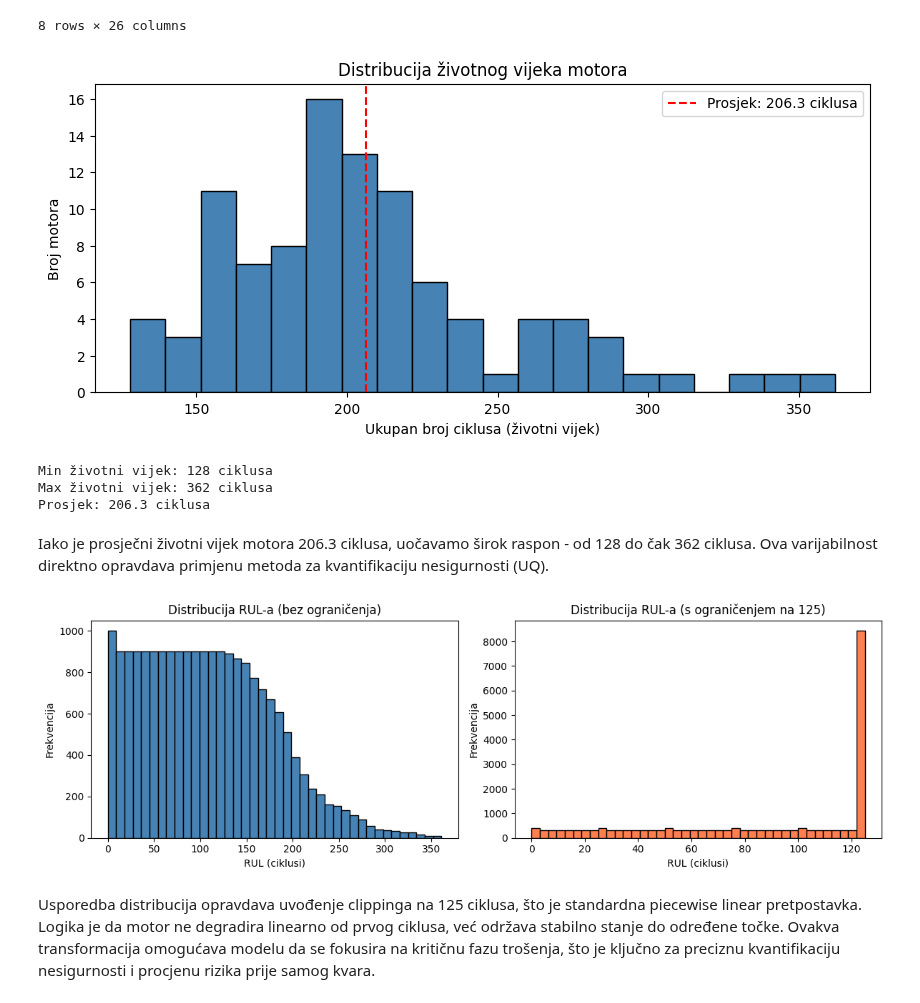
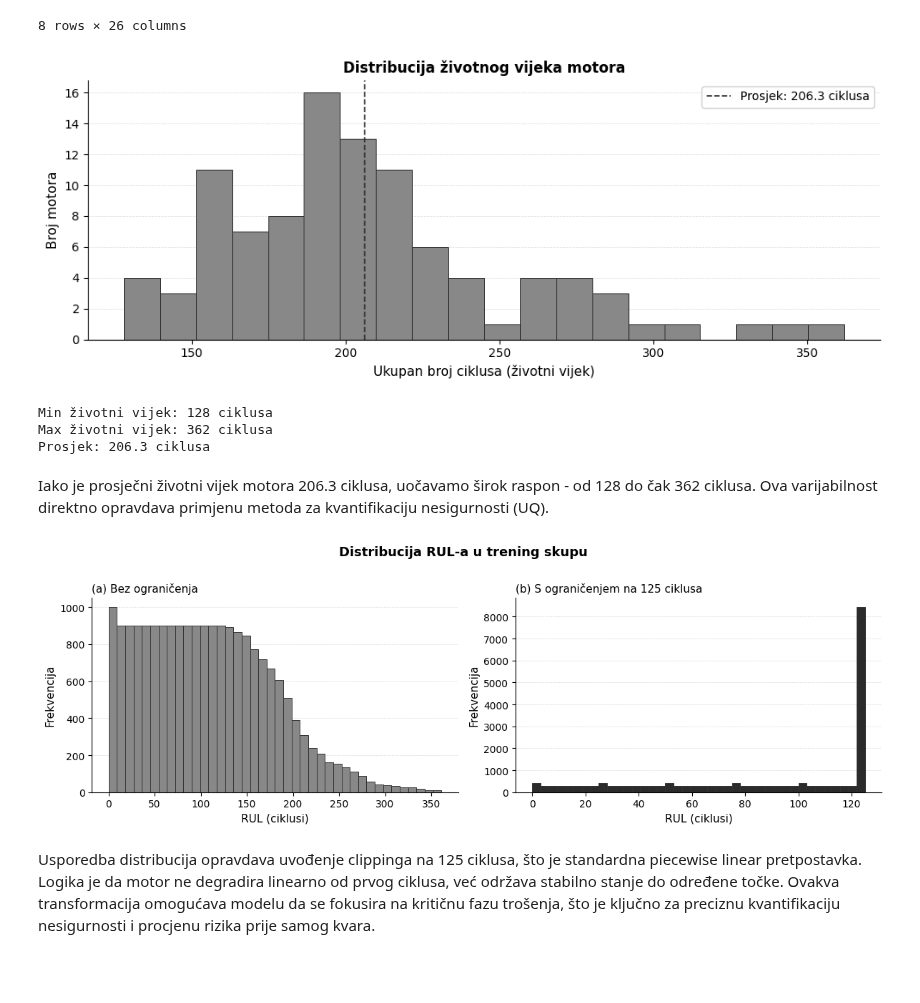
Before and after one commit to mdzafic/uq-predictive-maintenance-framework, a Jupyter notebook: code/uq_predictive_maintenance_framework.ipynb, the cells around one changed output. Cells and saved outputs as stored; diff of their text form; code cells hidden in the pictures; blank space fills up the shorter version.

```diff
--- a/code/uq_predictive_maintenance_framework.ipynb
+++ b/code/uq_predictive_maintenance_framework.ipynb
@@ -84,21 +84,33 @@ Opis numeričkih kolona:
 # %%
 max_cycles = train.groupby('engine_id')['cycle'].max()
 
-plt.figure(figsize=(10, 4))
-plt.hist(max_cycles, bins=20, color='steelblue', edgecolor='black')
-plt.xlabel('Ukupan broj ciklusa (životni vijek)')
-plt.ylabel('Broj motora')
-plt.title('Distribucija životnog vijeka motora')
-plt.axvline(max_cycles.mean(), color='red', linestyle='--',
-            label=f'Prosjek: {max_cycles.mean():.1f} ciklusa')
-plt.legend()
+fig, ax = plt.subplots(figsize=(10, 4))
+
+ax.hist(max_cycles, bins=20,
+        color='#888888', edgecolor='#333333', linewidth=0.7)
+ax.axvline(max_cycles.mean(), color='#2b2b2b', linestyle='--',
+           linewidth=1.2, label=f'Prosjek: {max_cycles.mean():.1f} ciklusa')
+
+ax.set_xlabel('Ukupan broj ciklusa (životni vijek)', fontsize=11)
+ax.set_ylabel('Broj motora', fontsize=11)
+ax.set_title('Distribucija životnog vijeka motora',
+             fontsize=12, fontweight='bold')
+ax.spines['top'].set_visible(False)
+ax.spines['right'].set_visible(False)
+ax.set_axisbelow(True)
+ax.grid(axis='y', color='#cccccc', linestyle='--',
+        linewidth=0.5, alpha=0.7)
+ax.legend(fontsize=10, framealpha=0.9)
+
+plt.tight_layout()
+plt.savefig('distribucija_zivotnog_vijeka.png', dpi=300, bbox_inches='tight')
 plt.show()
 
 print(f"Min životni vijek: {max_cycles.min()} ciklusa")
 print(f"Max životni vijek: {max_cycles.max()} ciklusa")
 print(f"Prosjek: {max_cycles.mean():.1f} ciklusa")
 # %% [output]
-[figure, old version]
+[figure, new version]
 Min životni vijek: 128 ciklusa
 Max životni vijek: 362 ciklusa
 Prosjek: 206.3 ciklusa
@@ -108,21 +120,36 @@ Iako je prosječni životni vijek motora 206.3 ciklusa, uočavamo širok raspon
 rul_raw = train.groupby('engine_id')['cycle'].transform('max') - train['cycle']
 
 fig, axes = plt.subplots(1, 2, figsize=(12, 4))
+fig.suptitle('Distribucija RUL-a u trening skupu',
+             fontsize=13, fontweight='bold', y=1.01)
 
-axes[0].hist(rul_raw, bins=40, color='steelblue', edgecolor='black')
-axes[0].set_title('Distribucija RUL-a (bez ograničenja)')
-axes[0].set_xlabel('RUL (ciklusi)')
-axes[0].set_ylabel('Frekvencija')
+axes[0].hist(rul_raw, bins=40,
+             color='#888888', edgecolor='#333333', linewidth=0.7)
+axes[0].set_title('(a) Bez ograničenja', fontsize=11, loc='left', pad=6)
+axes[0].set_xlabel('RUL (ciklusi)', fontsize=11)
+axes[0].set_ylabel('Frekvencija', fontsize=11)
+axes[0].spines['top'].set_visible(False)
+axes[0].spines['right'].set_visible(False)
+axes[0].set_axisbelow(True)
+axes[0].grid(axis='y', color='#cccccc', linestyle='--',
+             linewidth=0.5, alpha=0.7)
 
-axes[1].hist(rul_raw.clip(upper=125), bins=40, color='coral', edgecolor='black')
-axes[1].set_title('Distribucija RUL-a (s ograničenjem na 125)')
-axes[1].set_xlabel('RUL (ciklusi)')
-axes[1].set_ylabel('Frekvencija')
+axes[1].hist(rul_raw.clip(upper=125), bins=40,
+             color='#2b2b2b', edgecolor='#333333', linewidth=0.7)
+axes[1].set_title('(b) S ograničenjem na 125 ciklusa', fontsize=11, loc='left', pad=6)
+axes[1].set_xlabel('RUL (ciklusi)', fontsize=11)
+axes[1].set_ylabel('Frekvencija', fontsize=11)
+axes[1].spines['top'].set_visible(False)
+axes[1].spines['right'].set_visible(False)
+axes[1].set_axisbelow(True)
+axes[1].grid(axis='y', color='#cccccc', linestyle='--',
+             linewidth=0.5, alpha=0.7)
 
 plt.tight_layout()
+plt.savefig('distribucija_rul.png', dpi=300, bbox_inches='tight')
 plt.show()
 # %% [output]
-[figure, old version]
+[figure, new version]
 # %% [markdown]
 Usporedba distribucija opravdava uvođenje clippinga na 125 ciklusa, što je standardna piecewise linear pretpostavka. Logika je da motor ne degradira linearno od prvog ciklusa, već održava stabilno stanje do određene točke. Ovakva transformacija omogućava modelu da se fokusira na kritičnu fazu trošenja, što je ključno za preciznu kvantifikaciju nesigurnosti i procjenu rizika prije samog kvara.
 # %%
```
Also changed, not shown: parts of 59 cells of this notebook.
